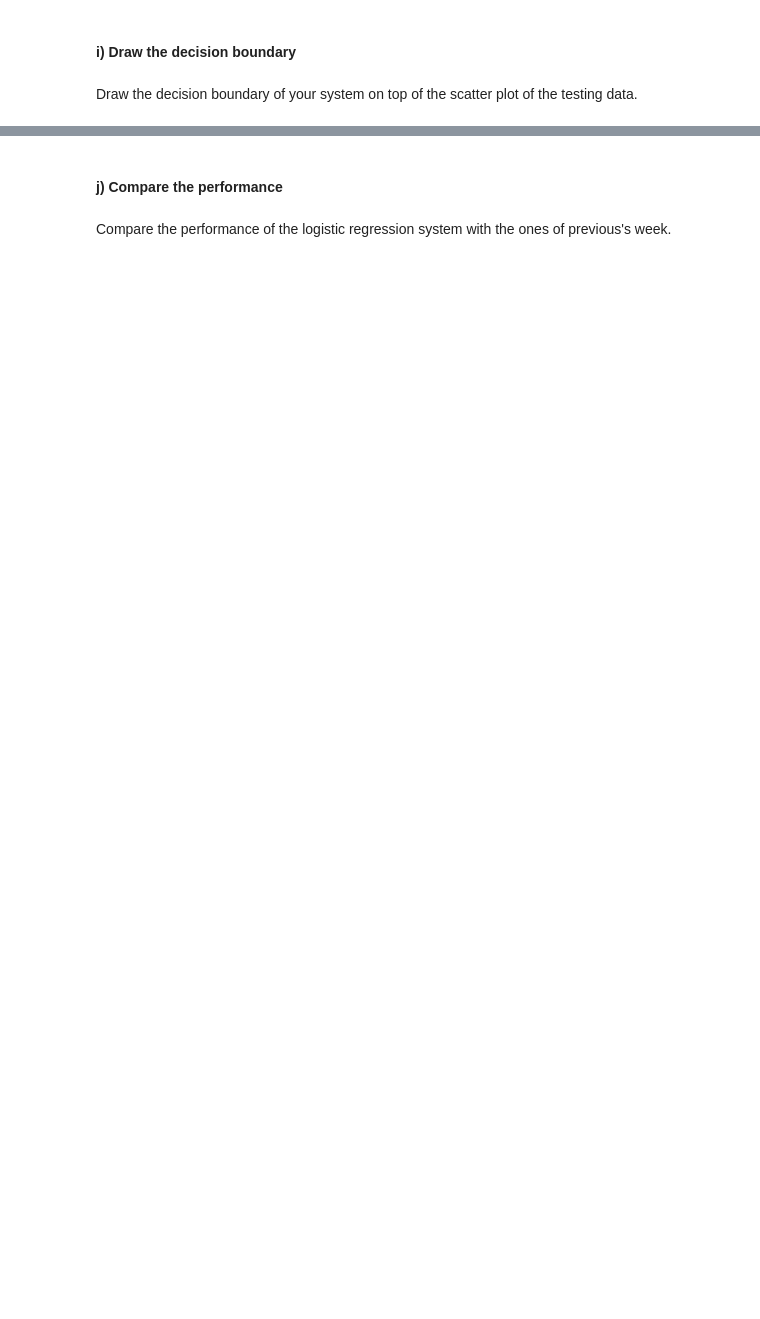
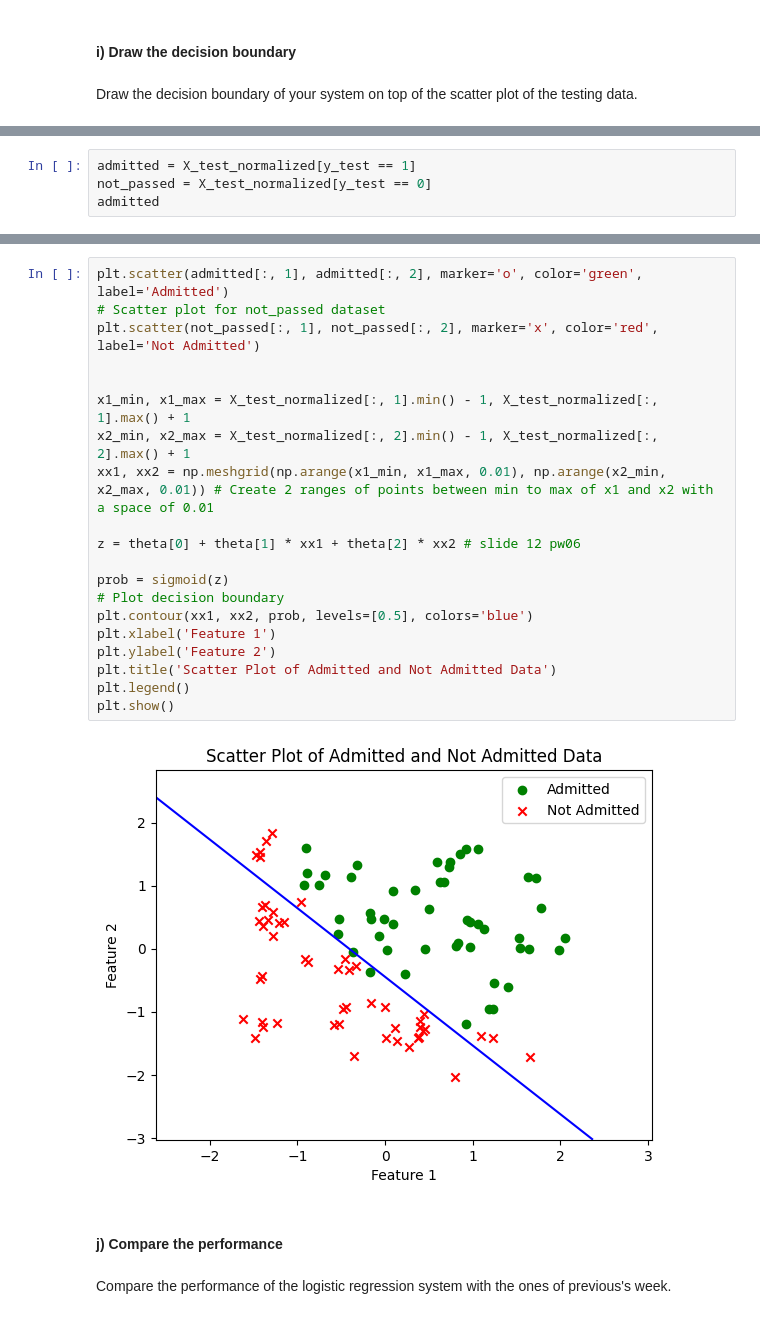
Before and after one commit to bastienvty/mse_machle, a Jupyter notebook: pw06/ex1-logistic-regression/ex1-logistic-regression-stud.ipynb, the cells around one changed output, grey strips where cells are left out. Cells and saved outputs as stored; diff of their text form; blank space fills up the shorter version.

```diff
--- a/pw06/ex1-logistic-regression/ex1-logistic-regression-stud.ipynb
+++ b/pw06/ex1-logistic-regression/ex1-logistic-regression-stud.ipynb
@@ -82,0 +178,4 @@ Draw the decision boundary of your system on top of the scatter plot of the test
+# %%
+admitted = X_test_normalized[y_test == 1]
+not_passed = X_test_normalized[y_test == 0]
+admitted
@@ -83,3 +200,25 @@ Draw the decision boundary of your system on top of the scatter plot of the test
+# %%
+plt.scatter(admitted[:, 1], admitted[:, 2], marker='o', color='green', label='Admitted')
+# Scatter plot for not_passed dataset
+plt.scatter(not_passed[:, 1], not_passed[:, 2], marker='x', color='red', label='Not Admitted')
+
+
+x1_min, x1_max = X_test_normalized[:, 1].min() - 1, X_test_normalized[:, 1].max() + 1
+x2_min, x2_max = X_test_normalized[:, 2].min() - 1, X_test_normalized[:, 2].max() + 1
+xx1, xx2 = np.meshgrid(np.arange(x1_min, x1_max, 0.01), np.arange(x2_min, x2_max, 0.01)) # Create 2 ranges of points between min to max of x1 and x2 with a space of 0.01
+
+z = theta[0] + theta[1] * xx1 + theta[2] * xx2 # slide 12 pw06
+
+prob = sigmoid(z)
+# Plot decision boundary
+plt.contour(xx1, xx2, prob, levels=[0.5], colors='blue')
+plt.xlabel('Feature 1')
+plt.ylabel('Feature 2')
+plt.title('Scatter Plot of Admitted and Not Admitted Data')
+plt.legend()
+plt.show()
+# %% [output]
+[figure, added]
 # %% [markdown]
 #### j) Compare the performance
 # %% [markdown]
```
Also changed, not shown: parts of 19 cells of this notebook.
